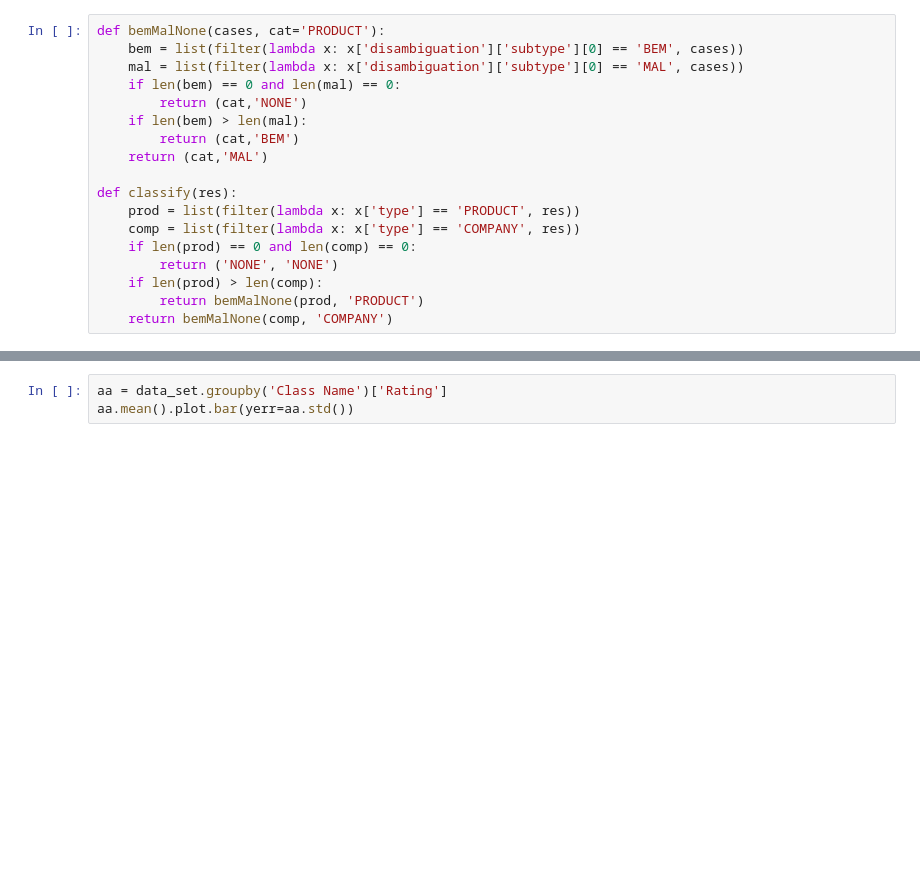
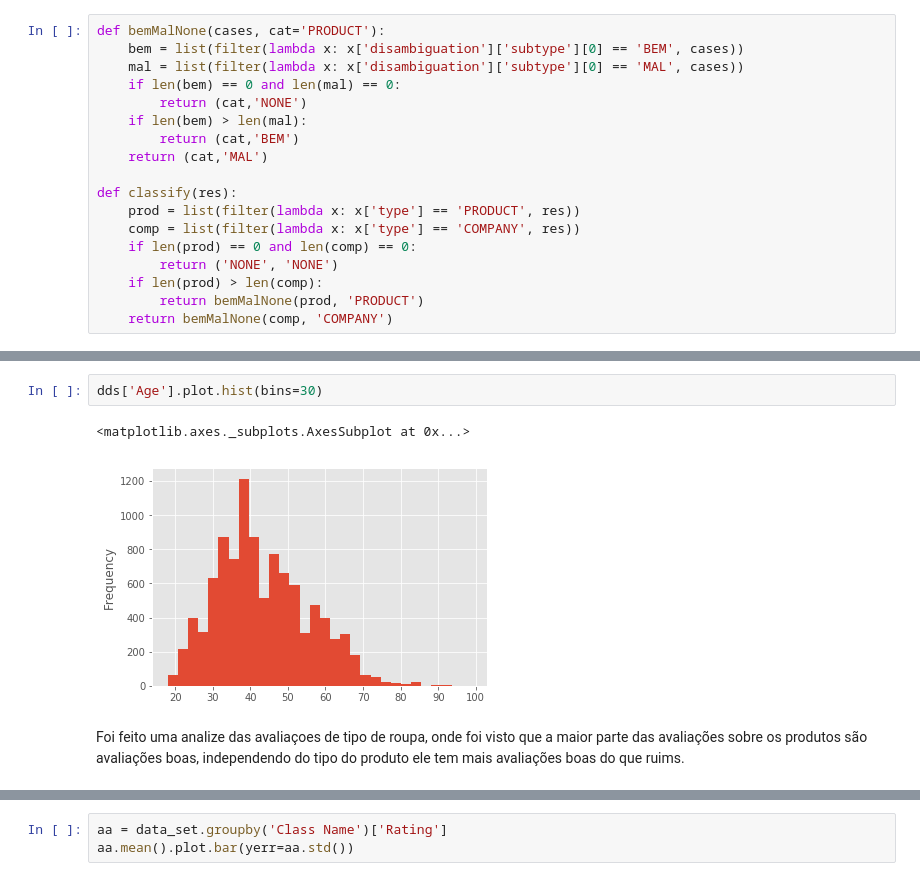
Before and after one commit to if1015-datascience-ufpe/2018-2-projeto-prepi, a Jupyter notebook: projeto/preprocessing.ipynb, the cells around one changed output, grey strips where cells are left out. Saved outputs shown, nothing was run; the diff lists cells and outputs as text; blank space fills up the shorter version.

```diff
--- a/projeto/preprocessing.ipynb
+++ b/projeto/preprocessing.ipynb
@@ -420 +232,8 @@ gpd
+# %%
+dds['Age'].plot.hist(bins=30)
+# %% [output]
+<matplotlib.axes._subplots.AxesSubplot at 0x...>
+[figure, added]
+# %% [markdown]
+Foi feito uma analize das avaliaçoes de tipo de roupa, onde foi visto que a maior parte das avaliações sobre os produtos são avaliações boas, independendo do tipo do produto ele tem mais avaliações boas do que ruims.
 # %%
```
Also changed, not shown: parts of 34 cells of this notebook.
